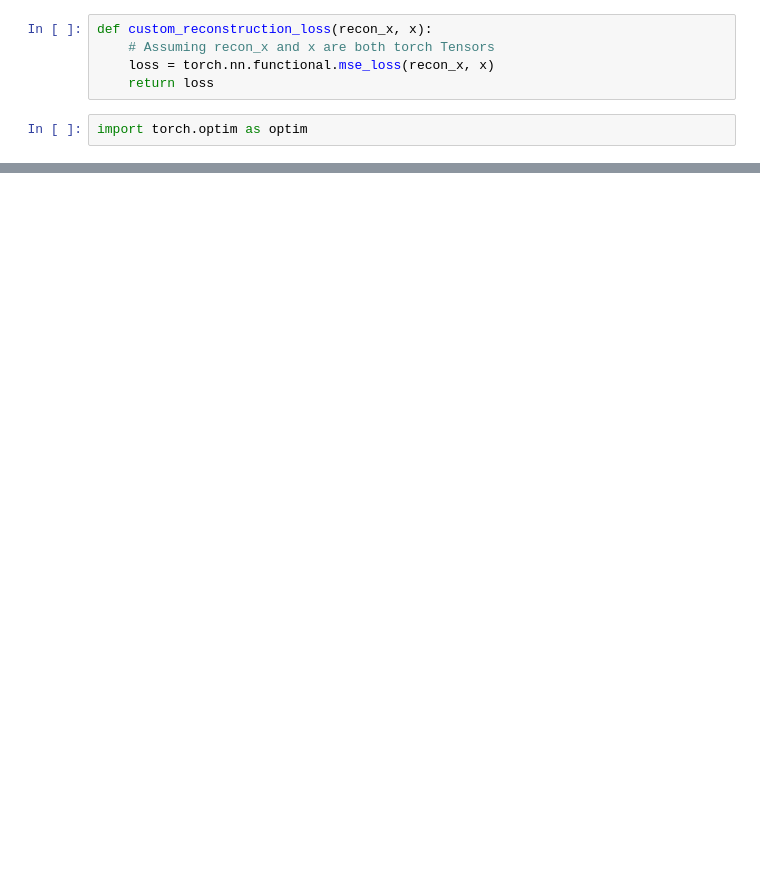
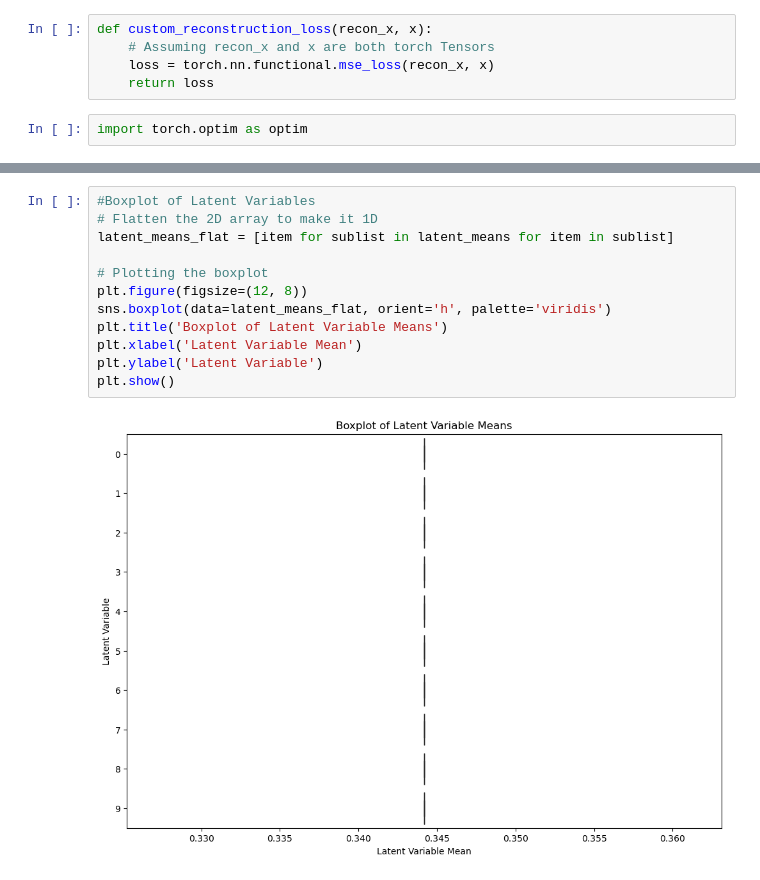
Before and after one commit to avinash8898/mcvae, a Jupyter notebook: src/experiments/experiment1.ipynb, the cells around one changed output, grey strips where cells are left out. Saved outputs shown, nothing was run; the diff lists cells and outputs as text; blank space fills up the shorter version.

```diff
--- a/src/experiments/experiment1.ipynb
+++ b/src/experiments/experiment1.ipynb
@@ -214,0 +306,14 @@ Epoch 10/10, Avg. Loss: 0.0
+# %%
+#Boxplot of Latent Variables
+# Flatten the 2D array to make it 1D
+latent_means_flat = [item for sublist in latent_means for item in sublist]
+
+# Plotting the boxplot
+plt.figure(figsize=(12, 8))
+sns.boxplot(data=latent_means_flat, orient='h', palette='viridis')
+plt.title('Boxplot of Latent Variable Means')
+plt.xlabel('Latent Variable Mean')
+plt.ylabel('Latent Variable')
+plt.show()
+# %% [output]
+[figure, added]
```
Also changed, not shown: parts of 12 cells of this notebook, 7 other files.
